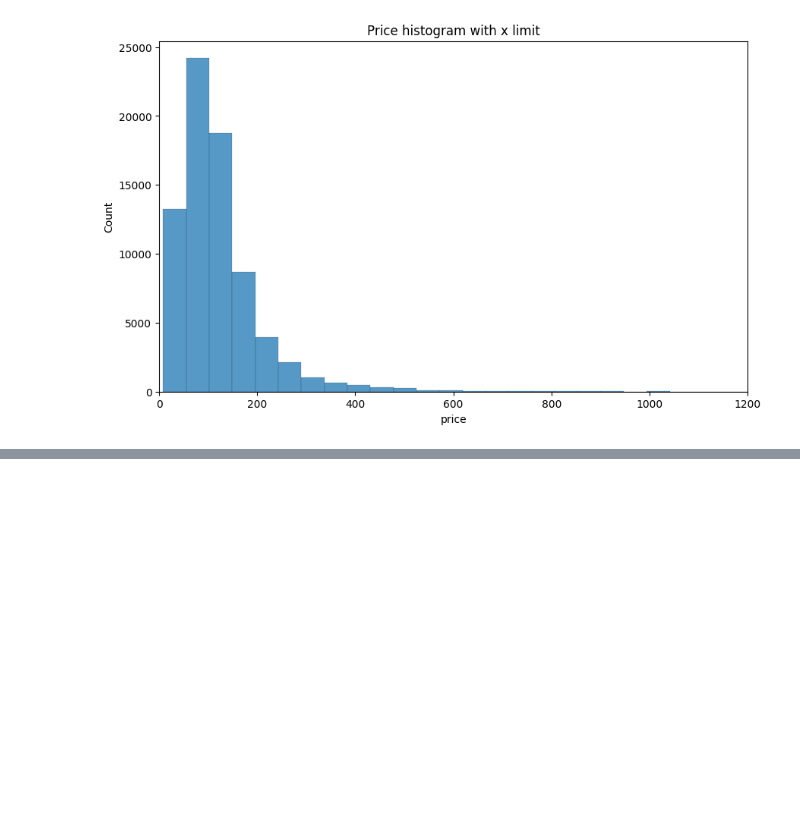
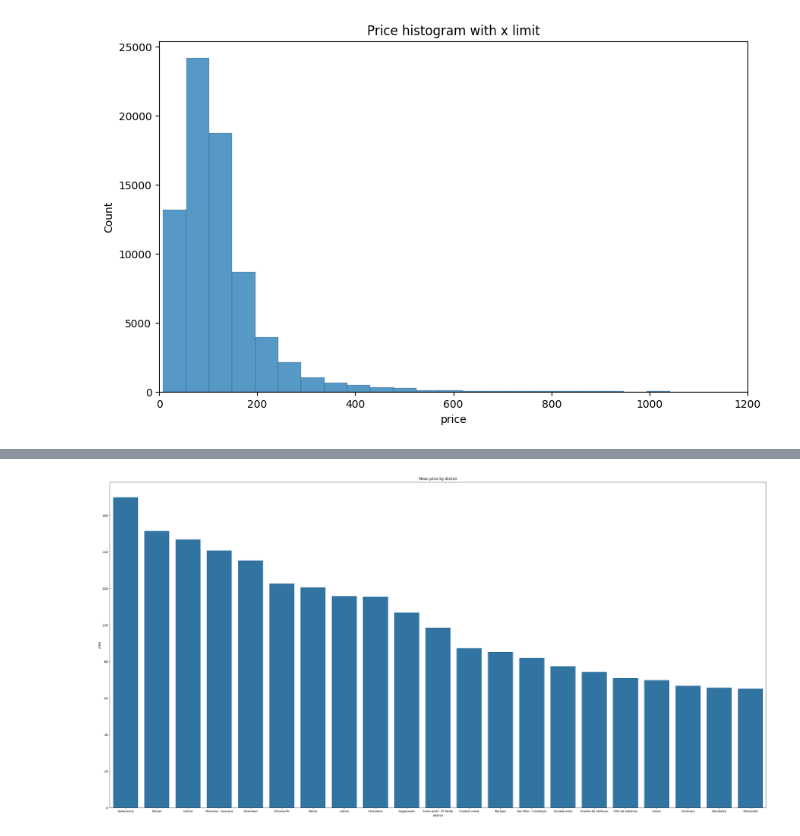
Before and after one commit to Baja23/airbnb-madrid-analysis, a Jupyter notebook: notebooks/basic_eda.ipynb, the cells around one changed output, grey strips where cells are left out. Cells and saved outputs as stored; diff of their text form; code cells hidden in the pictures; blank space fills up the shorter version.

```diff
--- a/notebooks/basic_eda.ipynb
+++ b/notebooks/basic_eda.ipynb
@@ -167,0 +262,7 @@ KeyError: 'price'
+# %%
+plt.figure(figsize=(40, 20))
+sns.barplot(x='district', y='price', data=df_mean.reset_index())
+plt.title('Mean price by district')
+plt.show()
+# %% [output]
+[figure, added]
```
Also changed, not shown: parts of 22 cells of this notebook, 2 other files.
